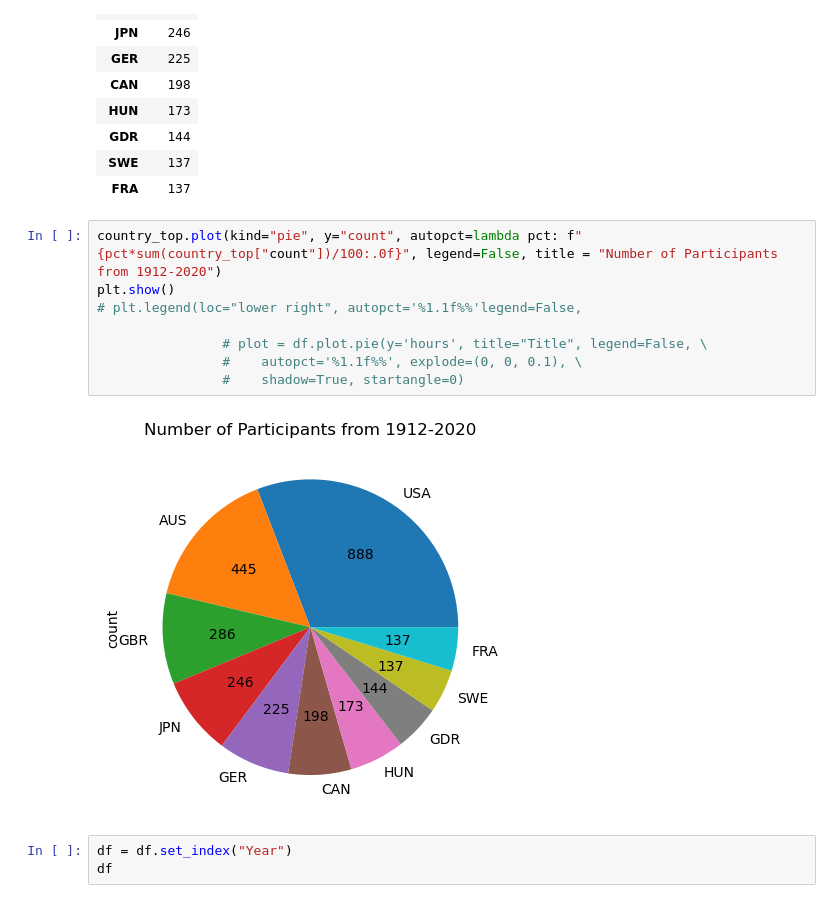
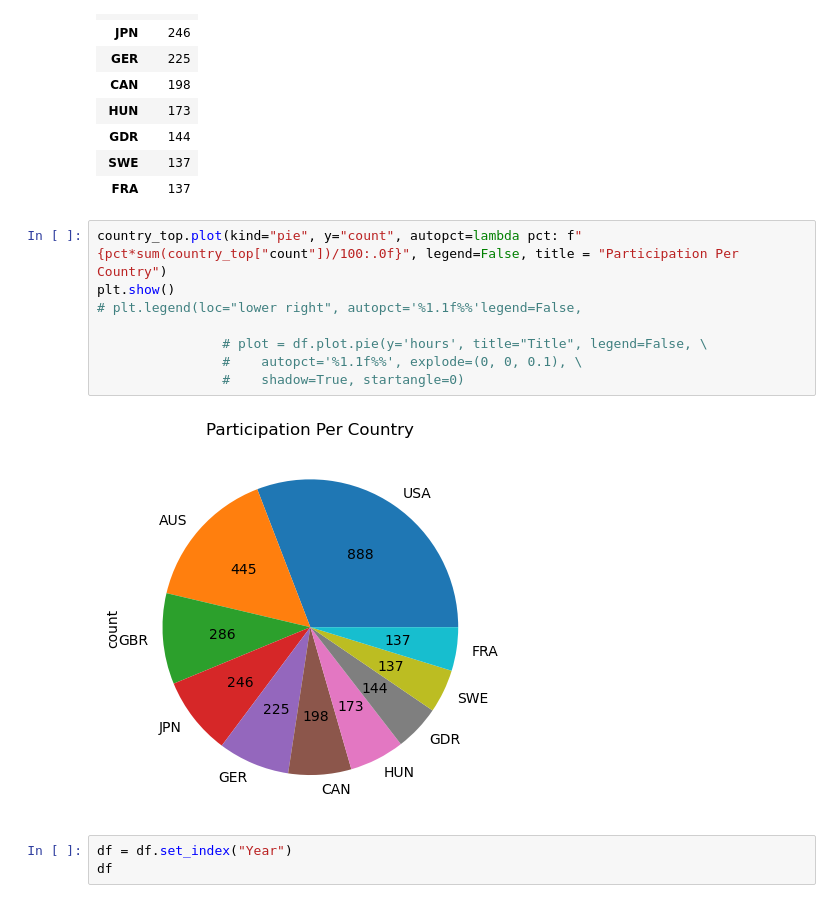
Before and after one commit to kkuria1/Olympic-swimming-analysis, a Jupyter notebook: Swimming_start.ipynb, the cells around one changed output. Cells and saved outputs as stored; diff of their text form.

```diff
--- a/Swimming_start.ipynb
+++ b/Swimming_start.ipynb
@@ -143,15 +143,15 @@ country_top
 | SWE | 137 |
 | FRA | 137 |
 # %%
-country_top.plot(kind="pie", y="count", autopct=lambda pct: f"{pct*sum(country_top["count"])/100:.0f}", legend=False, title = "Number of Participants from 1912-2020")
+country_top.plot(kind="pie", y="count", autopct=lambda pct: f"{pct*sum(country_top["count"])/100:.0f}", legend=False, title = "Participation Per Country")
 plt.show()
 # plt.legend(loc="lower right", autopct='%1.1f%%'legend=False,
 
                 # plot = df.plot.pie(y='hours', title="Title", legend=False, \
                 #    autopct='%1.1f%%', explode=(0, 0, 0.1), \
                 #    shadow=True, startangle=0)
 # %% [output]
-[figure, old version]
+[figure, new version]
 # %%
 df = df.set_index("Year")
 df
```
Also changed, not shown: parts of 2 cells of this notebook.
